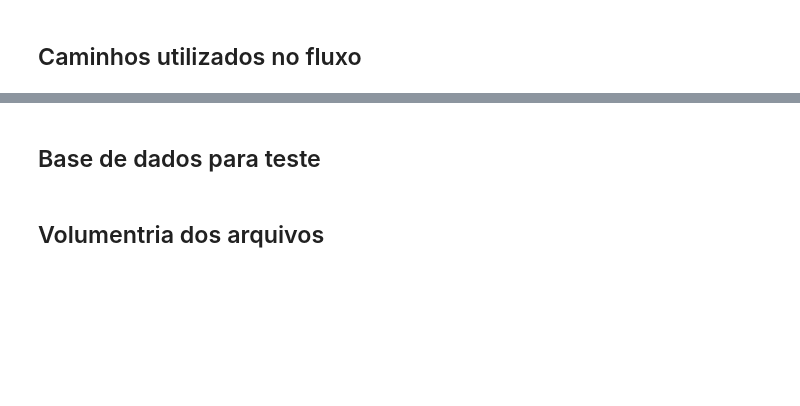
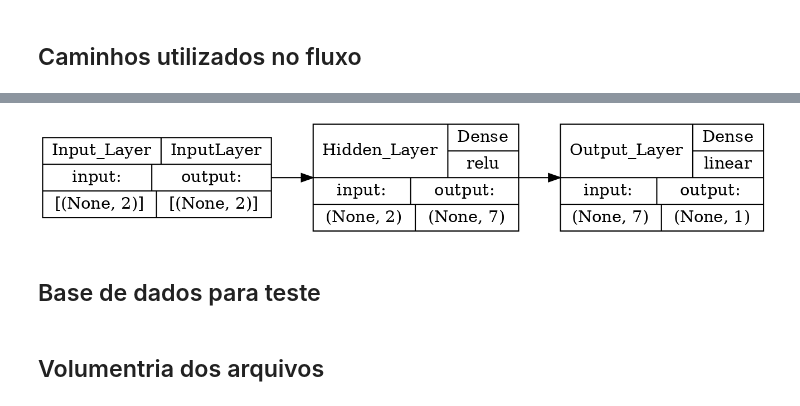
Before and after one commit to Tayco110/tcc, a Jupyter notebook: python_model/src/benchmark.ipynb, the cells around one changed output, grey strips where cells are left out. Saved outputs shown, nothing was run; the diff lists cells and outputs as text; code cells hidden in the pictures; blank space fills up the shorter version.

Commit message:
novo modelo
Signed-off-by: Tayco Rodrigues <tmsr@ic.ufal.br>

```diff
--- a/python_model/src/benchmark.ipynb
+++ b/python_model/src/benchmark.ipynb
@@ -31 +33,14 @@ model_paths = {
 }
+# %%
+model_py = tf.keras.models.load_model(f"mlp_model.h5")
+
+keras.utils.plot_model(
+    model_py,
+    "/home/murilo/workspace/tcc/tcc/python_model/images/mlp_model.png",
+    show_shapes=True,
+    show_layer_names=True,
+    dpi=150,
+    show_layer_activations=True,
+    rankdir="LR"
+)
+# %% [output]
@@ -32,3 +52,4 @@ model_paths = {
+[figure, added]
 # %% [markdown]
 ## Base de dados para teste
 # %%
```
Also changed, not shown: parts of 24 cells of this notebook, 29 other files.
